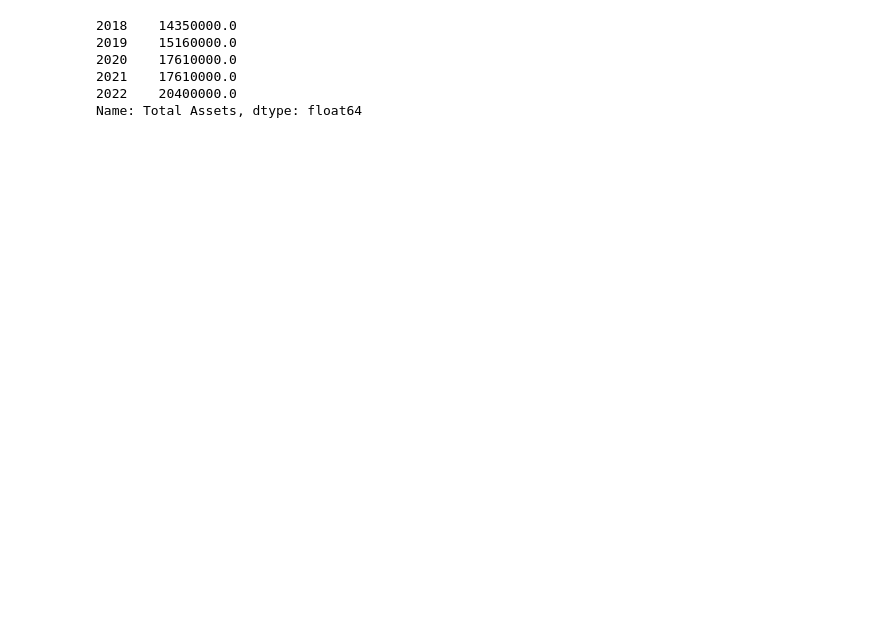
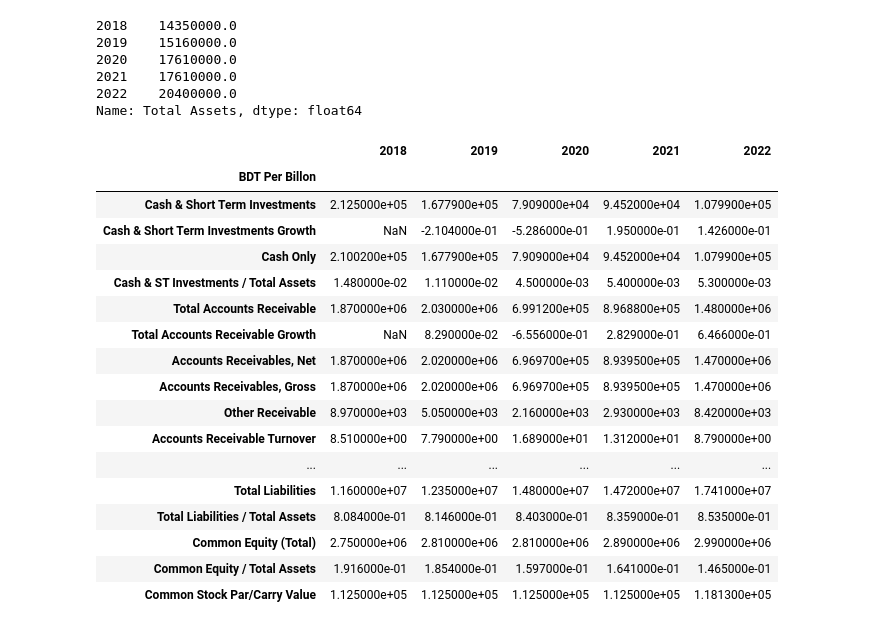
Before and after one commit to nafissaad/Tutorial1, a Jupyter notebook: Tutorial/Fundamental analysis/ApexFoot/Data Cleaning/Data Cleaning.ipynb, the cells around one changed output. Cells and saved outputs as stored; diff of their text form; code cells hidden in the pictures; blank space fills up the shorter version.

```diff
--- a/Tutorial/Fundamental analysis/ApexFoot/Data Cleaning/Data Cleaning.ipynb
+++ b/Tutorial/Fundamental analysis/ApexFoot/Data Cleaning/Data Cleaning.ipynb
@@ -307,8 +295,7 @@ Cleaner('C:\\Users\\nafissaad\\Tutorial\\Fundamental analysis\\ApexFoot\\Data Sc
 # %%
 Cleaner('C:\\Users\\nafissaad\\Tutorial\\Fundamental analysis\\ApexFoot\\Data Scrapping\\','Balance_Sheet')
 # %%
-t=pd.read_csv('C:\\Users\\nafissaad\\Tutorial\\Fundamental analysis\\ApexFoot\\Data Cleaning\\Balance_sheet.csv',index_col='BDT Per Billon')
-t=t.drop(['index'],axis='columns')
+t=pd.read_csv('C:\\Users\\nafissaad\\Tutorial\\Fundamental analysis\\ApexFoot\\Data Cleaning\\Balance_Sheet.csv',index_col='BDT Per Billon')
 t=t.T
 t
 # %% [output]
@@ -328,3 +315,24 @@ t['Total Assets']
 2021    17610000.0
 2022    20400000.0
 Name: Total Assets, dtype: float64
+# %%
+t.T.head(50)
+# %% [output]
+|  | 2018 | 2019 | 2020 | 2021 | 2022 |
+| BDT Per Billon |  |  |  |  |  |
+| Cash & Short Term Investments | 2.125000e+05 | 1.677900e+05 | 7.909000e+04 | 9.452000e+04 | 1.079900e+05 |
+| Cash & Short Term Investments Growth | NaN | -2.104000e-01 | -5.286000e-01 | 1.950000e-01 | 1.426000e-01 |
+| Cash Only | 2.100200e+05 | 1.677900e+05 | 7.909000e+04 | 9.452000e+04 | 1.079900e+05 |
+| Cash & ST Investments / Total Assets | 1.480000e-02 | 1.110000e-02 | 4.500000e-03 | 5.400000e-03 | 5.300000e-03 |
+| Total Accounts Receivable | 1.870000e+06 | 2.030000e+06 | 6.991200e+05 | 8.968800e+05 | 1.480000e+06 |
+| Total Accounts Receivable Growth | NaN | 8.290000e-02 | -6.556000e-01 | 2.829000e-01 | 6.466000e-01 |
+| Accounts Receivables, Net | 1.870000e+06 | 2.020000e+06 | 6.969700e+05 | 8.939500e+05 | 1.470000e+06 |
+| Accounts Receivables, Gross | 1.870000e+06 | 2.020000e+06 | 6.969700e+05 | 8.939500e+05 | 1.470000e+06 |
+| Other Receivable | 8.970000e+03 | 5.050000e+03 | 2.160000e+03 | 2.930000e+03 | 8.420000e+03 |
+| Accounts Receivable Turnover | 8.510000e+00 | 7.790000e+00 | 1.689000e+01 | 1.312000e+01 | 8.790000e+00 |
+| ... | ... | ... | ... | ... | ... |
+| Total Liabilities | 1.160000e+07 | 1.235000e+07 | 1.480000e+07 | 1.472000e+07 | 1.741000e+07 |
+| Total Liabilities / Total Assets | 8.084000e-01 | 8.146000e-01 | 8.403000e-01 | 8.359000e-01 | 8.535000e-01 |
+| Common Equity (Total) | 2.750000e+06 | 2.810000e+06 | 2.810000e+06 | 2.890000e+06 | 2.990000e+06 |
+| Common Equity / Total Assets | 1.916000e-01 | 1.854000e-01 | 1.597000e-01 | 1.641000e-01 | 1.465000e-01 |
+| Common Stock Par/Carry Value | 1.125000e+05 | 1.125000e+05 | 1.125000e+05 | 1.125000e+05 | 1.181300e+05 |
```
Also changed, not shown: parts of 9 cells of this notebook, 4 other files.
